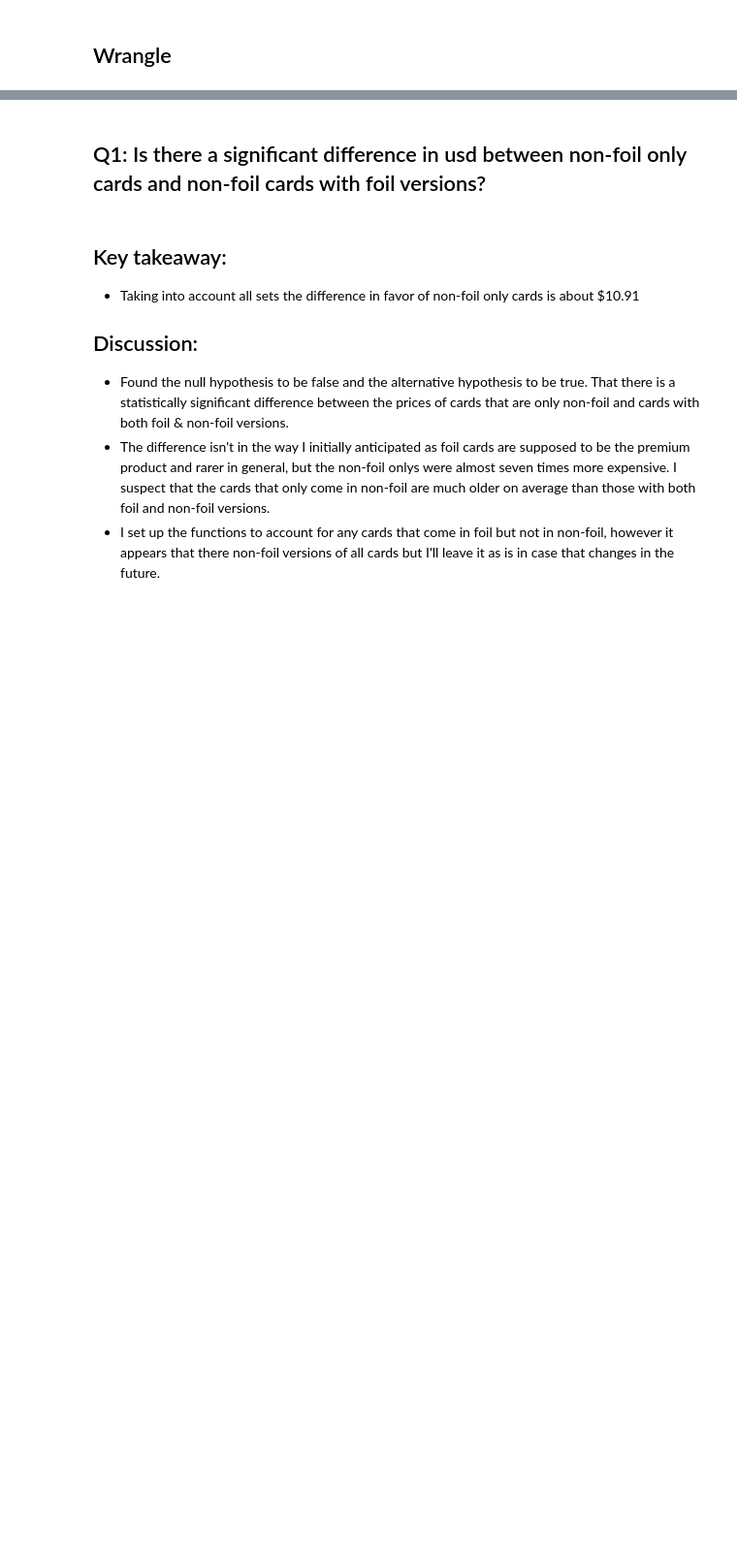
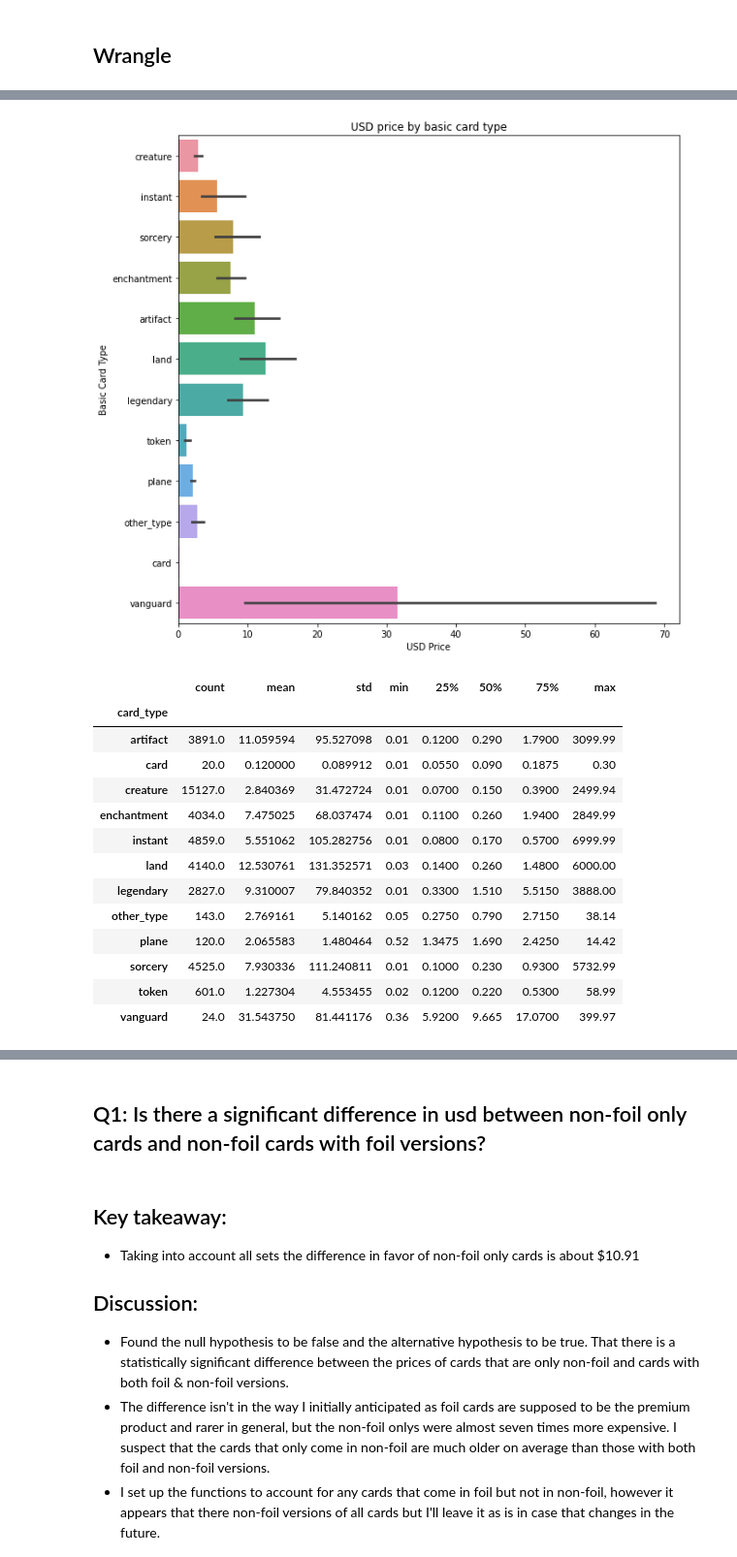
Before and after one commit to Jemison-DavidJasonStephenVasiliy/MTG-Project, a Jupyter notebook: Jason/draft_mvp.ipynb, the cells around one changed output, grey strips where cells are left out. Shown at 97% size. Saved outputs shown, nothing was run; the diff lists cells and outputs as text; code cells hidden in the pictures; blank space fills up the shorter version.

```diff
--- a/Jason/draft_mvp.ipynb
+++ b/Jason/draft_mvp.ipynb
@@ -25,0 +72,19 @@ Found file in working directory!
+# %%
+explore.vis_by_card_type(train)
+explore.make_card_type_column(train).groupby('card_type').usd.describe()
+# %% [output]
+[figure, added]
+|  | count | mean | std | min | 25% | 50% | 75% | max |
+| card_type |  |  |  |  |  |  |  |  |
+| artifact | 3891.0 | 11.059594 | 95.527098 | 0.01 | 0.1200 | 0.290 | 1.7900 | 3099.99 |
+| card | 20.0 | 0.120000 | 0.089912 | 0.01 | 0.0550 | 0.090 | 0.1875 | 0.30 |
+| creature | 15127.0 | 2.840369 | 31.472724 | 0.01 | 0.0700 | 0.150 | 0.3900 | 2499.94 |
+| enchantment | 4034.0 | 7.475025 | 68.037474 | 0.01 | 0.1100 | 0.260 | 1.9400 | 2849.99 |
+| instant | 4859.0 | 5.551062 | 105.282756 | 0.01 | 0.0800 | 0.170 | 0.5700 | 6999.99 |
+| land | 4140.0 | 12.530761 | 131.352571 | 0.03 | 0.1400 | 0.260 | 1.4800 | 6000.00 |
+| legendary | 2827.0 | 9.310007 | 79.840352 | 0.01 | 0.3300 | 1.510 | 5.5150 | 3888.00 |
+| other_type | 143.0 | 2.769161 | 5.140162 | 0.05 | 0.2750 | 0.790 | 2.7150 | 38.14 |
+| plane | 120.0 | 2.065583 | 1.480464 | 0.52 | 1.3475 | 1.690 | 2.4250 | 14.42 |
+| sorcery | 4525.0 | 7.930336 | 111.240811 | 0.01 | 0.1000 | 0.230 | 0.9300 | 5732.99 |
+| token | 601.0 | 1.227304 | 4.553455 | 0.02 | 0.1200 | 0.220 | 0.5300 | 58.99 |
+| vanguard | 24.0 | 31.543750 | 81.441176 | 0.36 | 5.9200 | 9.665 | 17.0700 | 399.97 |
```
Also changed, not shown: parts of 34 cells of this notebook, 3 other files.
